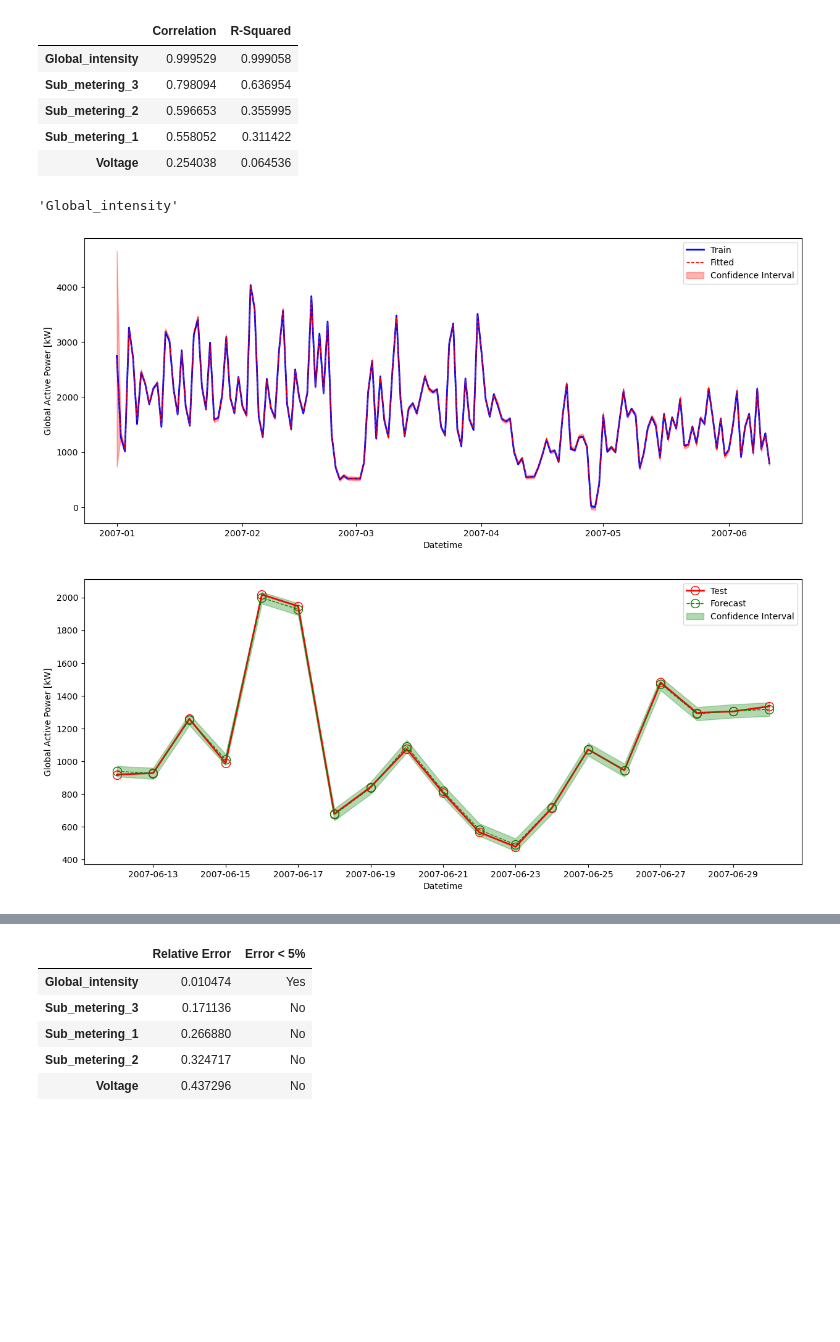
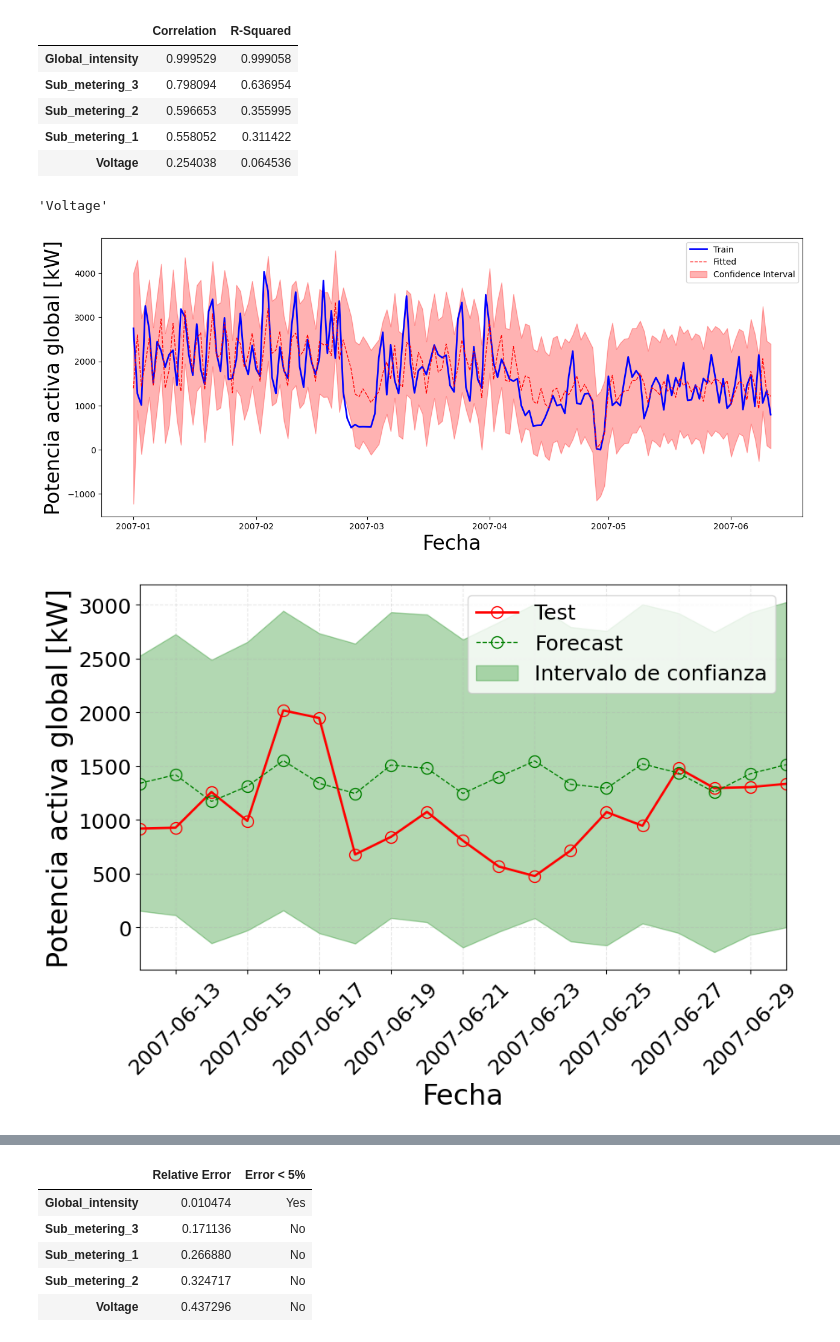
Before and after one commit to kevindmzapata/multivariate-statistics-course, a Jupyter notebook: PROYECTO_FINAL/main.ipynb, the cells around one changed output, grey strips where cells are left out. Saved outputs shown, nothing was run; the diff lists cells and outputs as text; code cells hidden in the pictures; blank space fills up the shorter version.

```diff
--- a/PROYECTO_FINAL/main.ipynb
+++ b/PROYECTO_FINAL/main.ipynb
@@ -77,0 +66,2 @@ plt.show()
+# %%
+f_size = 24
@@ -359,3 +502,23 @@ mae = mean_absolute_error(test, forecast)
 print(f'Mean Absolute Error: {mae:.4f} kilowatts')
 # %% [output]
 Mean Absolute Error: 9.7580 kilowatts
+# %%
+# Obtener los residuos del modelo ARIMA
+residuals = model_fit.resid
+
+# Aplicar el test de Anderson-Darling
+result = anderson(residuals)
+
+# Mostrar los resultados
+print(f'Estadístico de Anderson-Darling: {result.statistic:.4f}')
+print('Valores críticos:')
+for i in range(len(result.critical_values)):
+    sl, cv = result.significance_level[i], result.critical_values[i]
+    print(f'Nivel de significancia {sl:.1f}%: {cv:.4f}')
+
+# Interpretar el resultado
+alpha = 0.05
+if result.statistic < result.critical_values[2]:  # 5% nivel de significancia
+    print('No se puede rechazar la hipótesis nula (H0): Los residuos siguen una distribución normal.')
+else:
+    print('Se rechaza la hipótesis nula (H0): Los residuos no siguen una distribución normal.')
@@ -545,10 +750,10 @@ results
 | Sub_metering_1 | 0.558052 | 0.311422 |
 | Voltage | 0.254038 | 0.064536 |
 # %%
-predictor_var = results.index[0]
+predictor_var = results.index[4]
 predictor_var
 # %% [output]
-'Global_intensity'
+'Voltage'
 # %%
 arima_model = ARIMA(train, order=best_params['order'], seasonal_order=best_params['seasonal_order'], exog=train_exog[[predictor_var]])
 arima_model_fit = arima_model.fit()
@@ -560,26 +765,31 @@ plt.figure(figsize=(15, 6))
 plt.plot(train, color='blue', linewidth=2, label='Train')
 plt.plot(arima_model_fit.fittedvalues, color='red', label='Fitted', linestyle='--', linewidth=1)
 plt.fill_between(train.index, confidence_interval.iloc[:, 0], confidence_interval.iloc[:, 1], color='red', alpha=0.3, label='Confidence Interval')
-plt.xlabel('Datetime')
-plt.ylabel('Global Active Power [kW]')
+plt.xlabel('Fecha', fontsize=f_size)
+plt.ylabel('Potencia activa global [kW]', fontsize=f_size)
 plt.legend()
 plt.show()
 # %% [output]
-[figure, old version]
+[figure, new version]
 # %%
 forecast = arima_model_fit.forecast(steps=len(test), exog=test_exog[[predictor_var]])
 confidence_interval = arima_model_fit.get_forecast(steps=len(test), exog=test_exog[[predictor_var]]).conf_int()
 
-plt.figure(figsize=(15, 6))
+plt.figure(figsize=(10, 6))
 plt.plot(test, color='red', linewidth=2, label='Test', marker='o', markersize=10, markerfacecolor='none')
 plt.plot(test.index, forecast, color='green', linewidth=1, linestyle='--', label='Forecast', marker='o', markersize=10, markerfacecolor='none')
-plt.fill_between(test.index, confidence_interval.iloc[:, 0], confidence_interval.iloc[:, 1], color='green', alpha=0.3, label='Confidence Interval')
-plt.xlabel('Datetime')
-plt.ylabel('Global Active Power [kW]')
-plt.legend()
+plt.fill_between(test.index, confidence_interval.iloc[:, 0], confidence_interval.iloc[:, 1], color='green', alpha=0.3, label='Intervalo de confianza')
+plt.xlabel('Fecha', fontsize=f_size)
+plt.ylabel('Potencia activa global [kW]', fontsize=f_size)
+plt.xlim([test.index.min(), test.index.max()])
+plt.xticks(fontsize=18, rotation=45)
+plt.yticks(fontsize=18)
+plt.legend(fontsize=18)
+plt.grid(alpha=0.3, linestyle='--')
+plt.savefig('fig_5(e).png', bbox_inches='tight', pad_inches=0.2)
 plt.show()
 # %% [output]
-[figure, old version]
+[figure, new version]
 # %%
 mae = mean_absolute_error(test, forecast)
 print(f'Mean Absolute Error: {mae:.4f} kilowatts')
```
Also changed, not shown: parts of 23 cells of this notebook.
